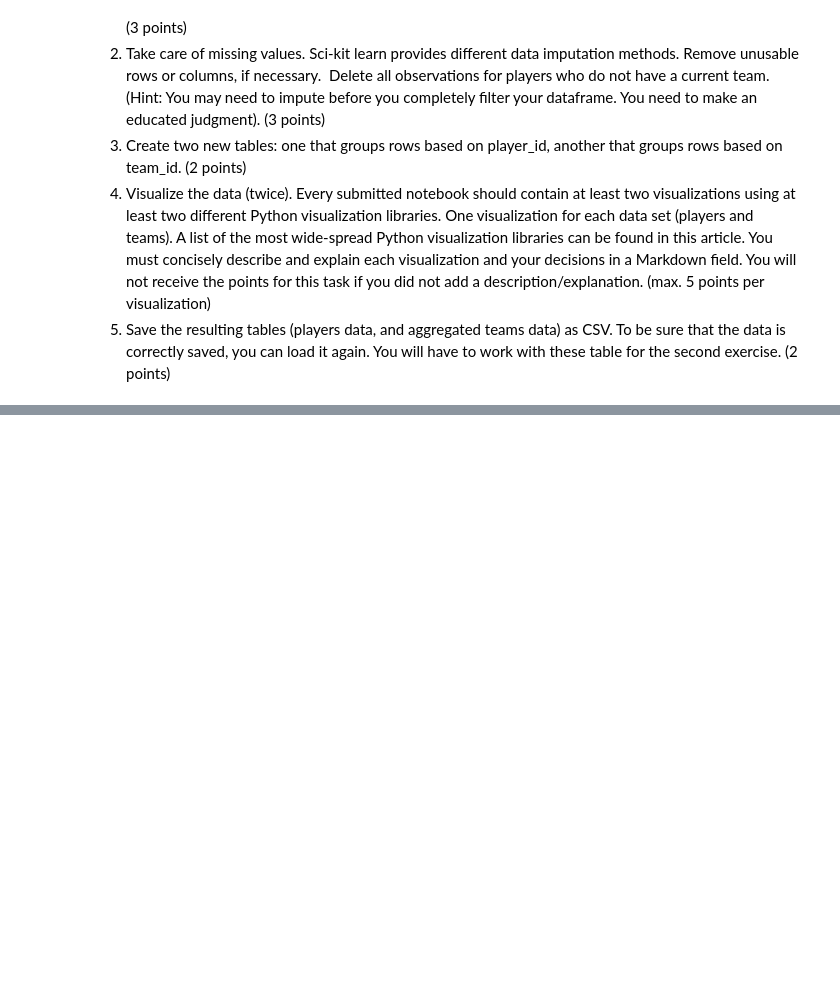
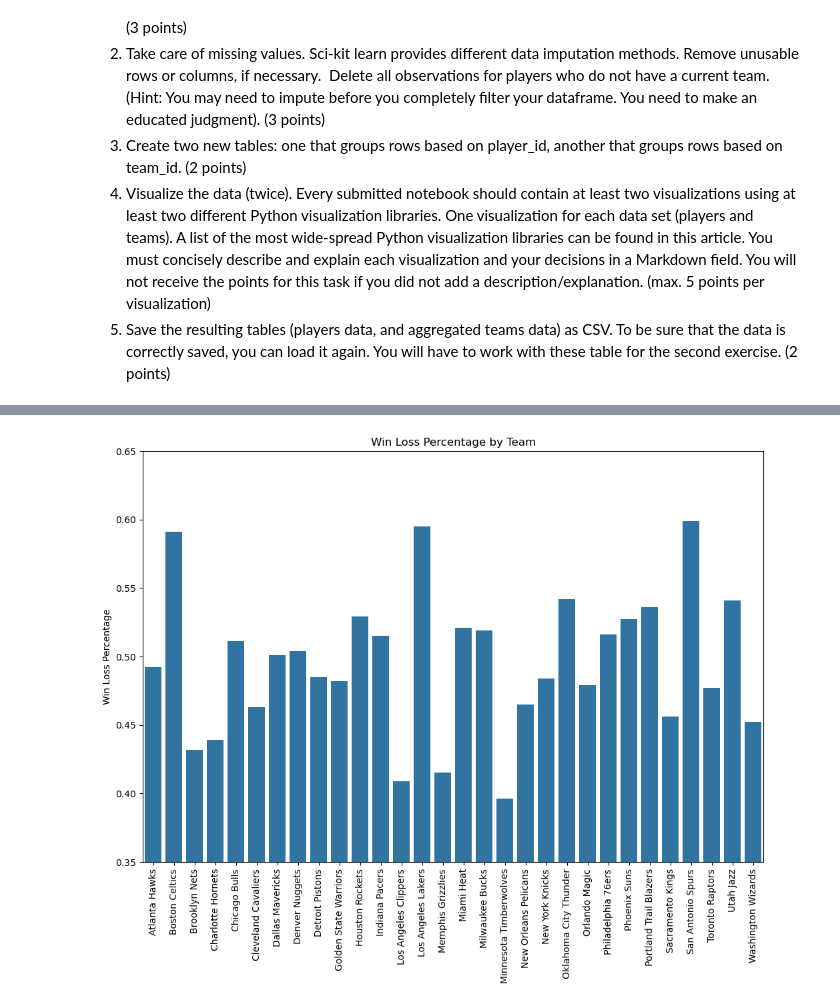
Before and after one commit to KhristinaVasko/Visualization_ex1, a Jupyter notebook: Exercise1.ipynb, the cells around one changed output, grey strips where cells are left out. Cells and saved outputs as stored; diff of their text form; code cells hidden in the pictures; blank space fills up the shorter version.

```diff
--- a/Exercise1.ipynb
+++ b/Exercise1.ipynb
@@ -91,0 +125,12 @@ print(merged_df)
+# %%
+team_df.reset_index(inplace=True)
+plt.figure(figsize=(12, 8))
+sns.barplot(x='team_name', y='win_loss_percentage', data=team_df)
+plt.title('Win Loss Percentage by Team')
+plt.xlabel('')
+plt.ylabel('Win Loss Percentage')
+plt.ylim(0.35, 0.65)
+plt.xticks(rotation=90)
+plt.show()
+# %% [output]
+[figure, added]
```
Also changed, not shown: parts of 27 cells of this notebook.
